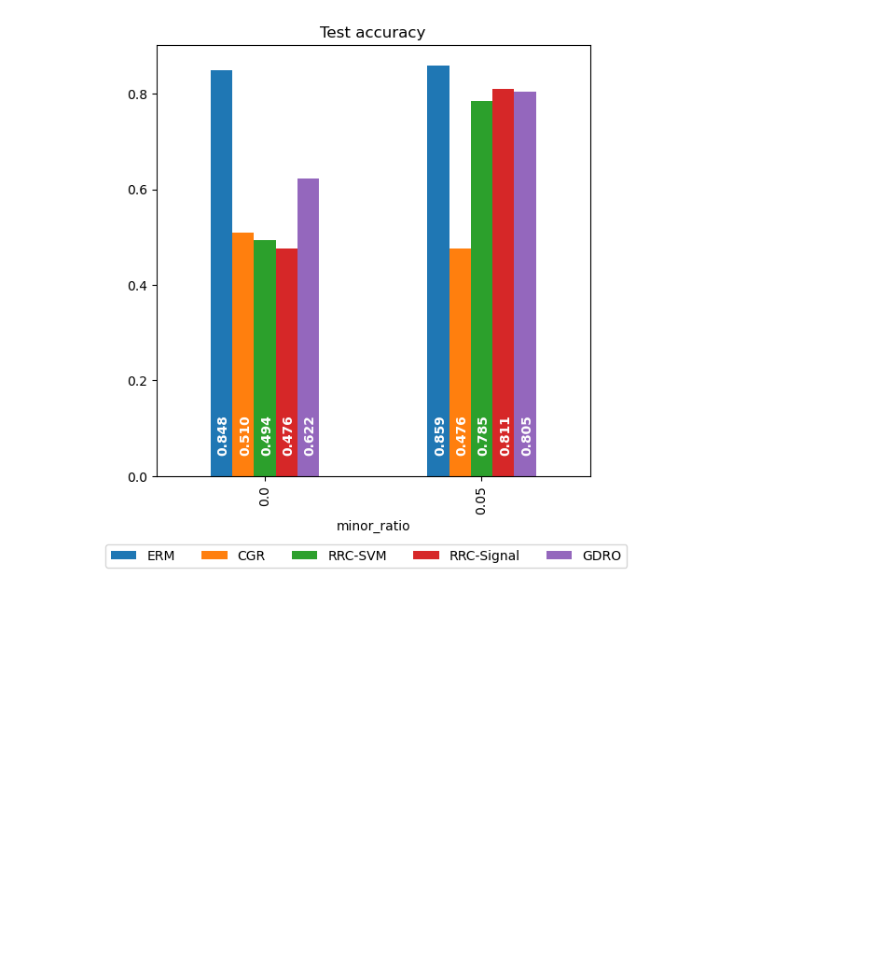
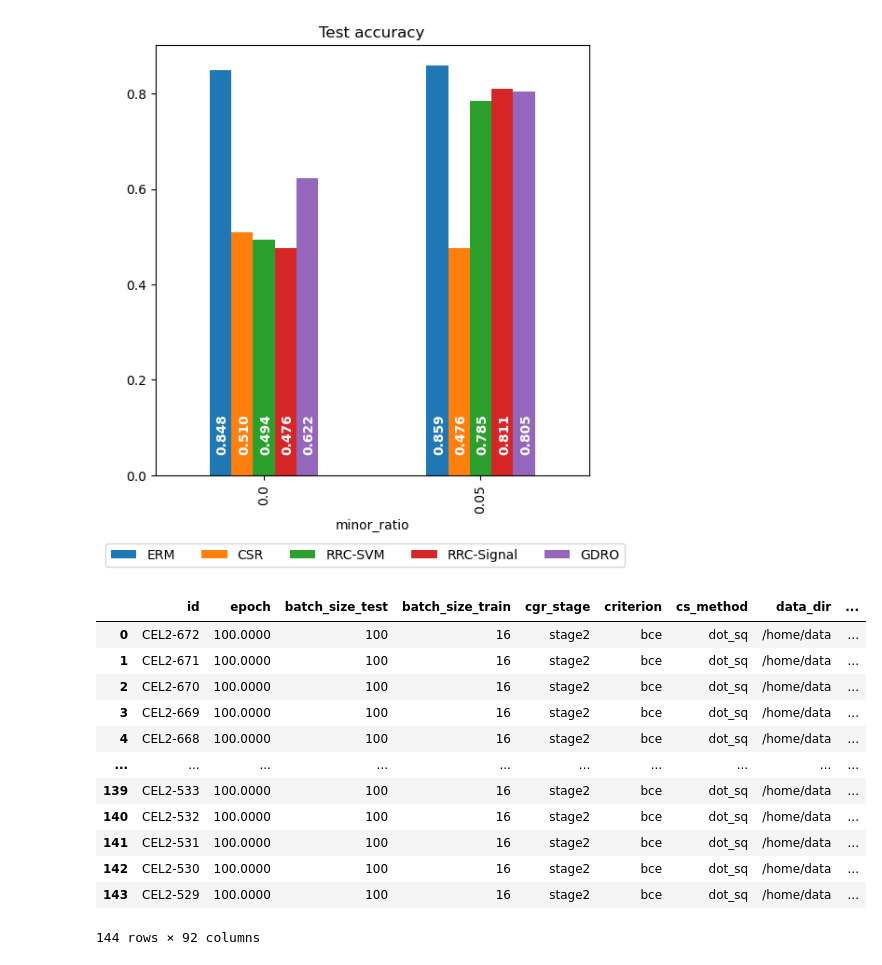
Before and after one commit to joshua840/ConceptualSensitivityRegularization, a Jupyter notebook: notebooks/results_viewer/CelebaCollar_summary.ipynb, the cells around one changed output. Drawn from its saved outputs; the diff is of its cells as text; code cells hidden in the pictures; blank space fills up the shorter version.

```diff
--- a/notebooks/results_viewer/CelebaCollar_summary.ipynb
+++ b/notebooks/results_viewer/CelebaCollar_summary.ipynb
@@ -18,7 +18,7 @@ print('-'*20)
 print(len(df))
 
 cktp_list = df.query('module_name == "CGR"')['g_ckpt_path'].unique()
-for key, module_name in zip(['svm', 'signal', 'last'], ['RRC-SVM', 'RRC-Signal', 'CGR']):
+for key, module_name in zip(['celeba_collar_concepts_convnext_t_svm', 'celeba_collar_concepts_convnext_t_signal', 'TEM-610'], ['RRC-SVM', 'RRC-Signal', 'CSR']):
     try:
         ckpt = [i for i in cktp_list if key in i][0]
     except:
@@ -153,3 +154,19 @@ for i, vs in enumerate(test_mean.values):
 plt.show()
 # %% [output]
 [figure]
+# %%
+df.query('module_name == "CGR"')
+# %% [output]
+|  | id | epoch | batch_size_test | batch_size_train | cgr_stage | criterion | cs_method | data_dir | ... |
+| 0 | CEL2-672 | 100.0000 | 100 | 16 | stage2 | bce | dot_sq | /home/data | ... |
+| 1 | CEL2-671 | 100.0000 | 100 | 16 | stage2 | bce | dot_sq | /home/data | ... |
+| 2 | CEL2-670 | 100.0000 | 100 | 16 | stage2 | bce | dot_sq | /home/data | ... |
+| 3 | CEL2-669 | 100.0000 | 100 | 16 | stage2 | bce | dot_sq | /home/data | ... |
+| 4 | CEL2-668 | 100.0000 | 100 | 16 | stage2 | bce | dot_sq | /home/data | ... |
+| ... | ... | ... | ... | ... | ... | ... | ... | ... | ... |
+| 139 | CEL2-533 | 100.0000 | 100 | 16 | stage2 | bce | dot_sq | /home/data | ... |
+| 140 | CEL2-532 | 100.0000 | 100 | 16 | stage2 | bce | dot_sq | /home/data | ... |
+| 141 | CEL2-531 | 100.0000 | 100 | 16 | stage2 | bce | dot_sq | /home/data | ... |
+| 142 | CEL2-530 | 100.0000 | 100 | 16 | stage2 | bce | dot_sq | /home/data | ... |
+| 143 | CEL2-529 | 100.0000 | 100 | 16 | stage2 | bce | dot_sq | /home/data | ... |
+144 rows × 92 columns
```
Also changed, not shown: parts of 3 cells of this notebook, 4 other files.
